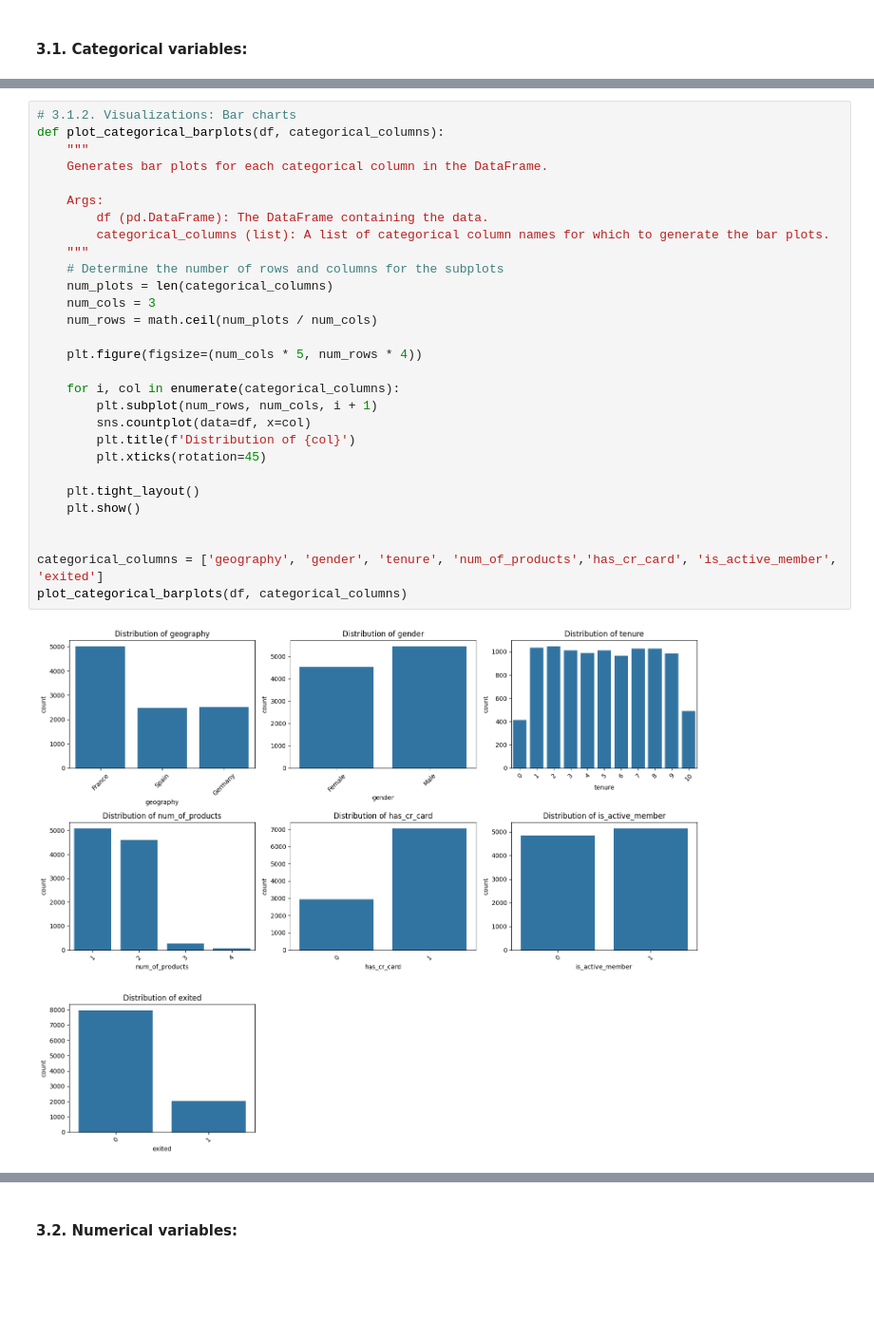
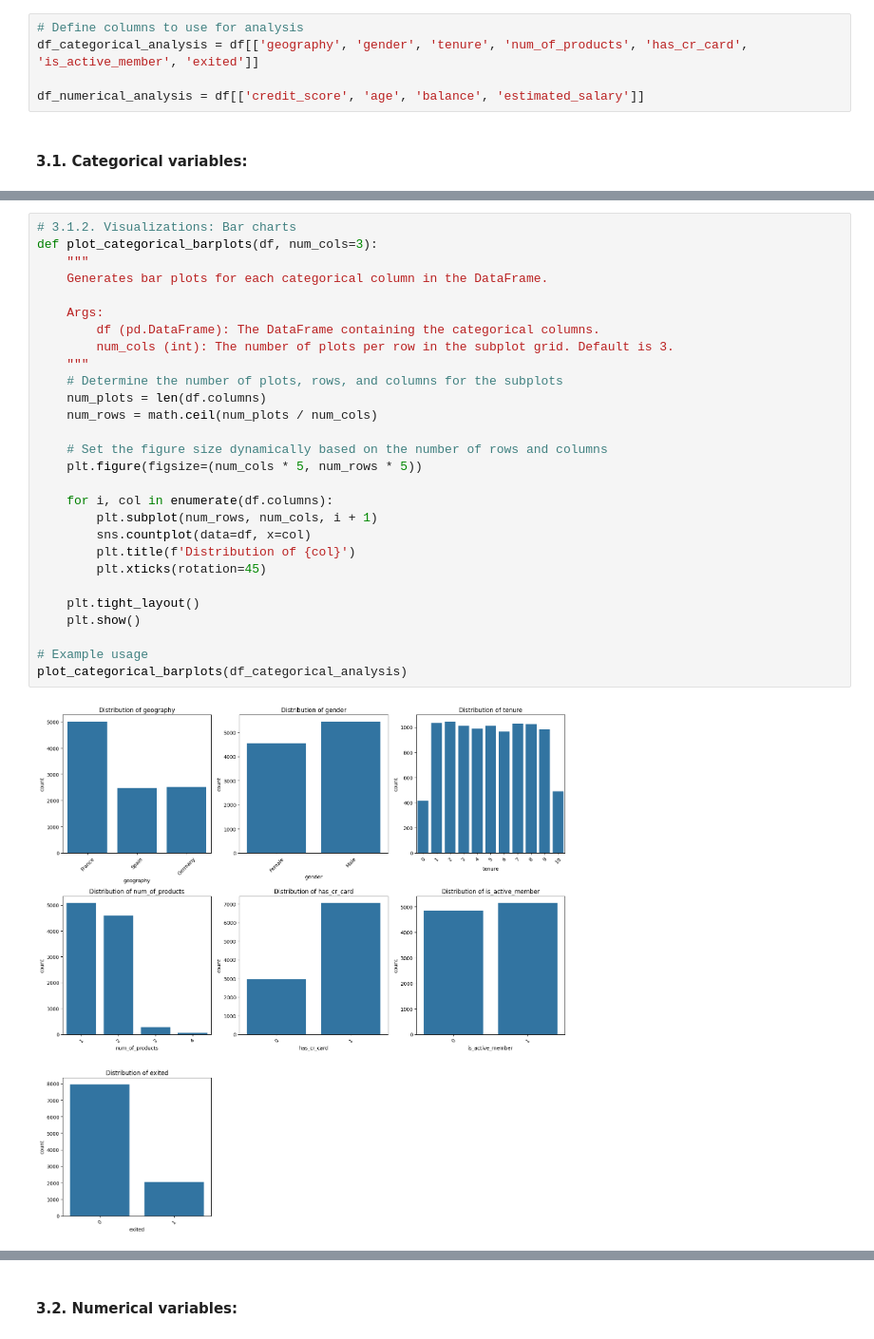
Before and after one commit to DanSun1213/bank-churn-prediction, a Jupyter notebook: main.ipynb, the cells around one changed output, grey strips where cells are left out. Shown at 95% size. Saved outputs shown, nothing was run; the diff lists cells and outputs as text; blank space fills up the shorter version.

```diff
--- a/main.ipynb
+++ b/main.ipynb
@@ -390,5 +389,10 @@ df_cleaned = df.to_csv('./data/cleaned/df_cleaned.csv')
   - 3.2.3. Shape of the distribution: Skewness(asymmetry) and kurtosis("tailedness" how peaked the distribution is).
   - 3.2.4. Visualizations: Histograms, box plots.
 - 3.3. Univariate Analysis Summary
+# %%
+# Define columns to use for analysis
+df_categorical_analysis = df[['geography', 'gender', 'tenure', 'num_of_products', 'has_cr_card', 'is_active_member', 'exited']]
+
+df_numerical_analysis = df[['credit_score', 'age', 'balance', 'estimated_salary']]
 # %% [markdown]
 #### 3.1. Categorical variables:
@@ -467,33 +457,32 @@ generate_frequency_proportion_table(df,'exited')
 # %%
 # 3.1.2. Visualizations: Bar charts
-def plot_categorical_barplots(df, categorical_columns):
+def plot_categorical_barplots(df, num_cols=3):
     """
     Generates bar plots for each categorical column in the DataFrame.
 
     Args:
-        df (pd.DataFrame): The DataFrame containing the data.
-        categorical_columns (list): A list of categorical column names for which to generate the bar plots.
+        df (pd.DataFrame): The DataFrame containing the categorical columns.
+        num_cols (int): The number of plots per row in the subplot grid. Default is 3.
     """
-    # Determine the number of rows and columns for the subplots
-    num_plots = len(categorical_columns)
-    num_cols = 3
+    # Determine the number of plots, rows, and columns for the subplots
+    num_plots = len(df.columns)
     num_rows = math.ceil(num_plots / num_cols)
 
-    plt.figure(figsize=(num_cols * 5, num_rows * 4))
+    # Set the figure size dynamically based on the number of rows and columns
+    plt.figure(figsize=(num_cols * 5, num_rows * 5))
 
-    for i, col in enumerate(categorical_columns):
+    for i, col in enumerate(df.columns):
         plt.subplot(num_rows, num_cols, i + 1)
         sns.countplot(data=df, x=col)
         plt.title(f'Distribution of {col}')
         plt.xticks(rotation=45)
 
     plt.tight_layout()
     plt.show()
 
-
-categorical_columns = ['geography', 'gender', 'tenure', 'num_of_products','has_cr_card', 'is_active_member', 'exited']
-plot_categorical_barplots(df, categorical_columns)
+# Example usage
+plot_categorical_barplots(df_categorical_analysis)
 # %% [output]
-[figure, old version]
+[figure, new version]
 # %%
 # 3.1.2. Visualizations: Pie charts:
```
Also changed, not shown: parts of 29 cells of this notebook.
